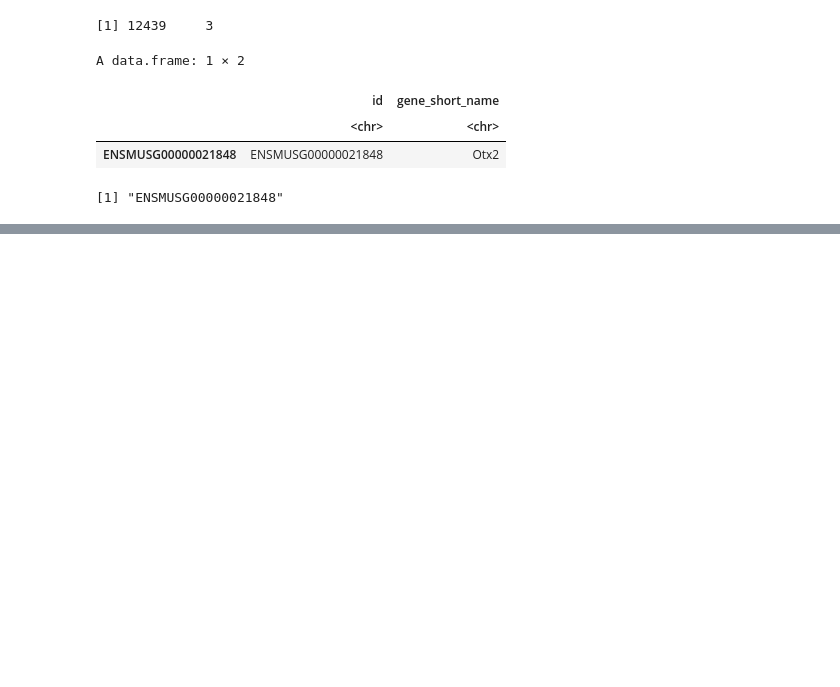
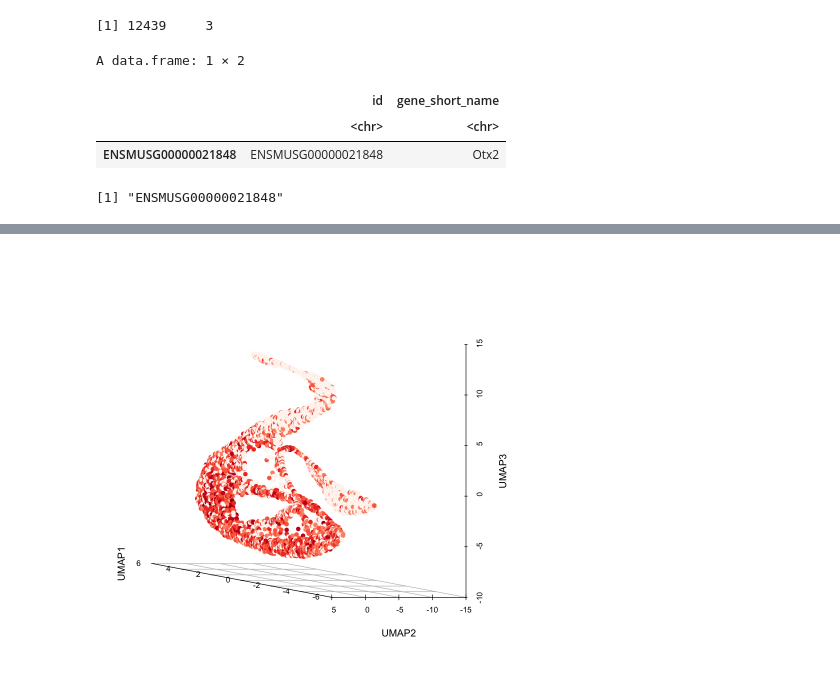
Before and after one commit to ironman-tetsuo/Introduction_to_scRNA-seq, a Jupyter notebook: 1_Clark_P2_Retina/plot_umap.ipynb, the cells around one changed output, grey strips where cells are left out. Drawn from its saved outputs; the diff is of its cells as text; code cells hidden in the pictures; blank space fills up the shorter version.

```diff
--- a/1_Clark_P2_Retina/plot_umap.ipynb
+++ b/1_Clark_P2_Retina/plot_umap.ipynb
@@ -50,0 +56,4 @@ plot_cells("Crx", 350)
+# %%
+plot_cells("Dkk3", 350)
+# %% [output]
+[figure, added]
```
Also changed, not shown: parts of 2 cells of this notebook.
